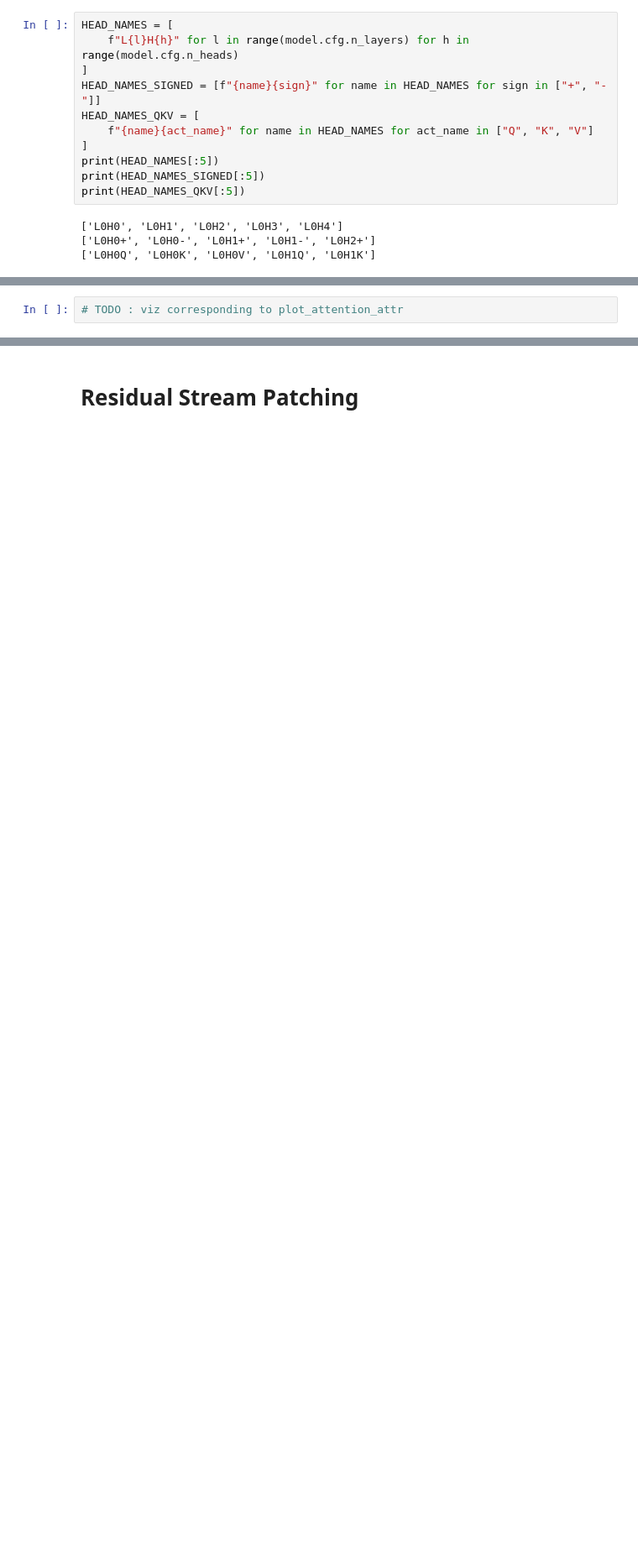
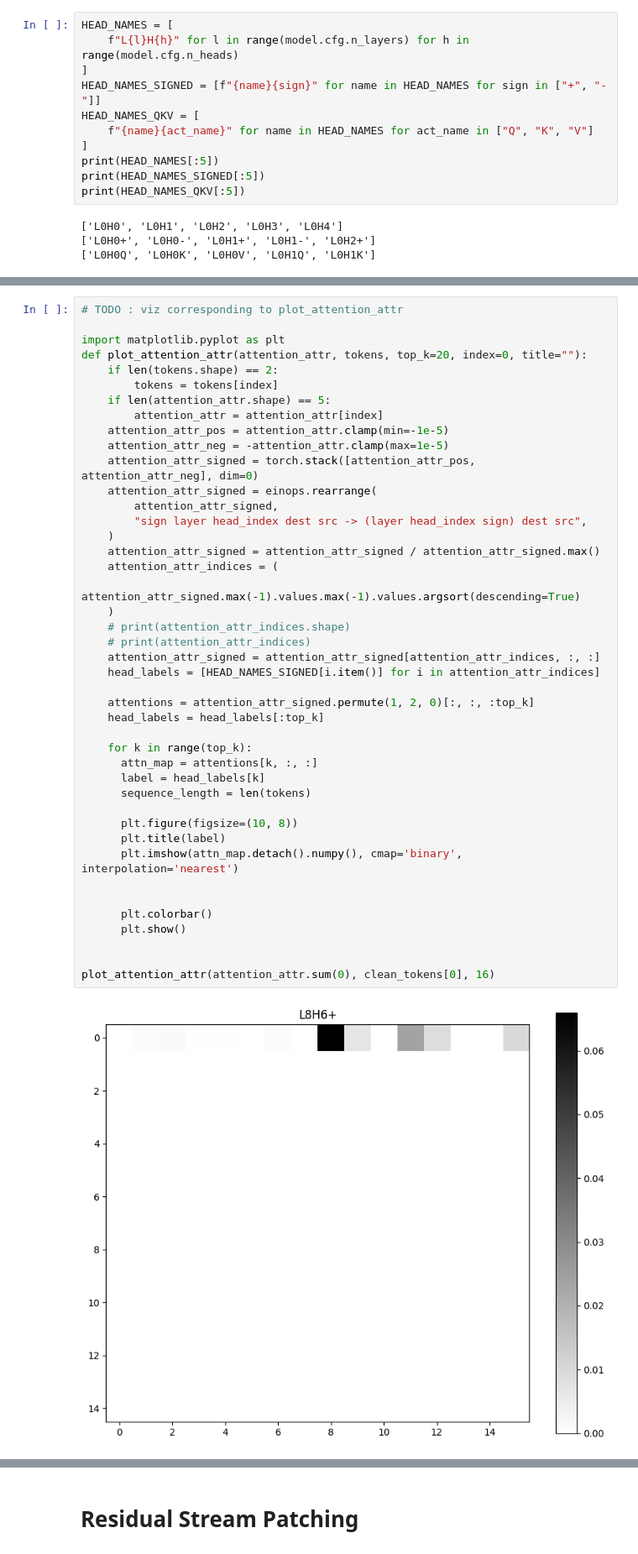
Before and after one commit to NainaniJatinZ/MechInterpCodeLLMs, a Jupyter notebook: experiments/InfoRetrieval/AttributionPatching_viz.ipynb, the cells around one changed output, grey strips where cells are left out. Shown at 84% size. Cells and saved outputs as stored; diff of their text form; blank space fills up the shorter version.

Commit message:
added visualizations

```diff
--- a/experiments/InfoRetrieval/AttributionPatching_viz.ipynb
+++ b/experiments/InfoRetrieval/AttributionPatching_viz.ipynb
@@ -371,2 +422,45 @@ GPU 0: 12207.00 MB  Allocated: 1276.02 MB  Reserved: 1740.00 MB
 # %%
 # TODO : viz corresponding to plot_attention_attr
+
+import matplotlib.pyplot as plt
+def plot_attention_attr(attention_attr, tokens, top_k=20, index=0, title=""):
+    if len(tokens.shape) == 2:
+        tokens = tokens[index]
+    if len(attention_attr.shape) == 5:
+        attention_attr = attention_attr[index]
+    attention_attr_pos = attention_attr.clamp(min=-1e-5)
+    attention_attr_neg = -attention_attr.clamp(max=1e-5)
+    attention_attr_signed = torch.stack([attention_attr_pos, attention_attr_neg], dim=0)
+    attention_attr_signed = einops.rearrange(
+        attention_attr_signed,
+        "sign layer head_index dest src -> (layer head_index sign) dest src",
+    )
+    attention_attr_signed = attention_attr_signed / attention_attr_signed.max()
+    attention_attr_indices = (
+        attention_attr_signed.max(-1).values.max(-1).values.argsort(descending=True)
+    )
+    # print(attention_attr_indices.shape)
+    # print(attention_attr_indices)
+    attention_attr_signed = attention_attr_signed[attention_attr_indices, :, :]
+    head_labels = [HEAD_NAMES_SIGNED[i.item()] for i in attention_attr_indices]
+
+    attentions = attention_attr_signed.permute(1, 2, 0)[:, :, :top_k]
+    head_labels = head_labels[:top_k]
+
+    for k in range(top_k):
+      attn_map = attentions[k, :, :]
+      label = head_labels[k]
+      sequence_length = len(tokens)
+
+      plt.figure(figsize=(10, 8))
+      plt.title(label)
+      plt.imshow(attn_map.detach().numpy(), cmap='binary', interpolation='nearest')
+
+
+      plt.colorbar()
+      plt.show()
+
+
+plot_attention_attr(attention_attr.sum(0), clean_tokens[0], 16)
+# %% [output]
+[figure, added]
```
Also changed, not shown: parts of 27 cells of this notebook.
